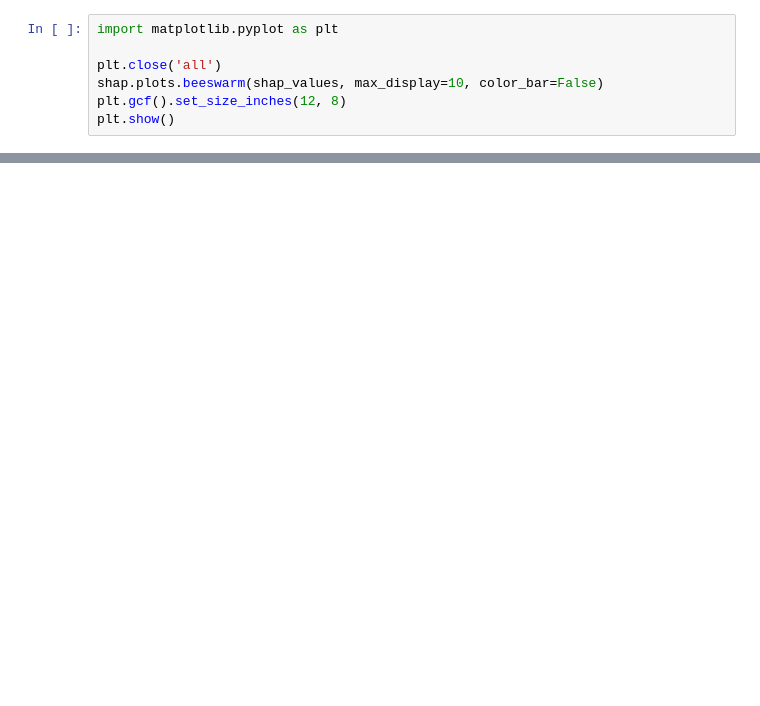
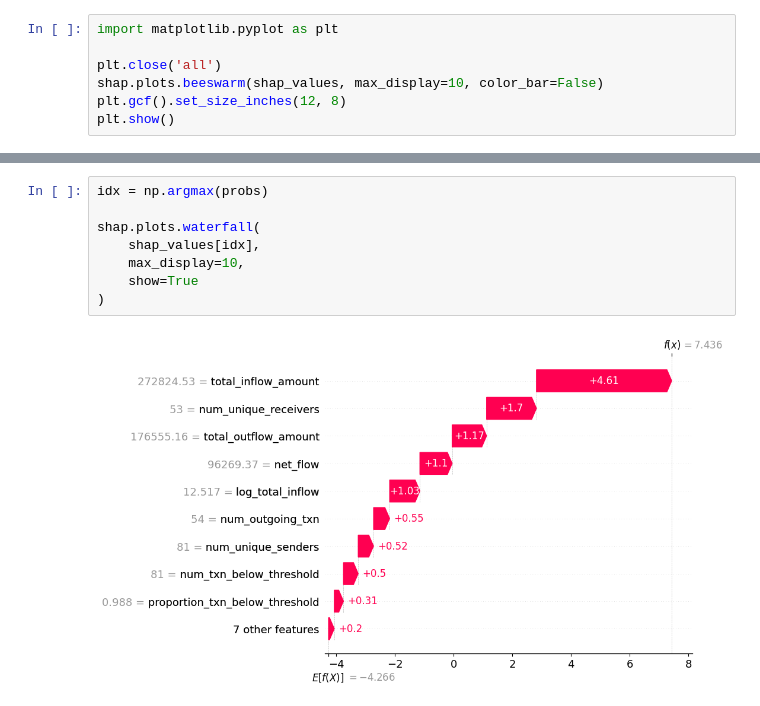
Before and after one commit to vijaivimu/aml-mule-risk-scoring, a Jupyter notebook: notebooks/06_explainability_shap.ipynb, the cells around one changed output, grey strips where cells are left out. Drawn from its saved outputs; the diff is of its cells as text; blank space fills up the shorter version.

```diff
--- a/notebooks/06_explainability_shap.ipynb
+++ b/notebooks/06_explainability_shap.ipynb
@@ -137,0 +176,10 @@ shap.summary_plot(
+# %%
+idx = np.argmax(probs)
+
+shap.plots.waterfall(
+    shap_values[idx],
+    max_display=10,
+    show=True
+)
+# %% [output]
+[figure, added]
```
Also changed, not shown: parts of 33 cells of this notebook, 9 other files.
